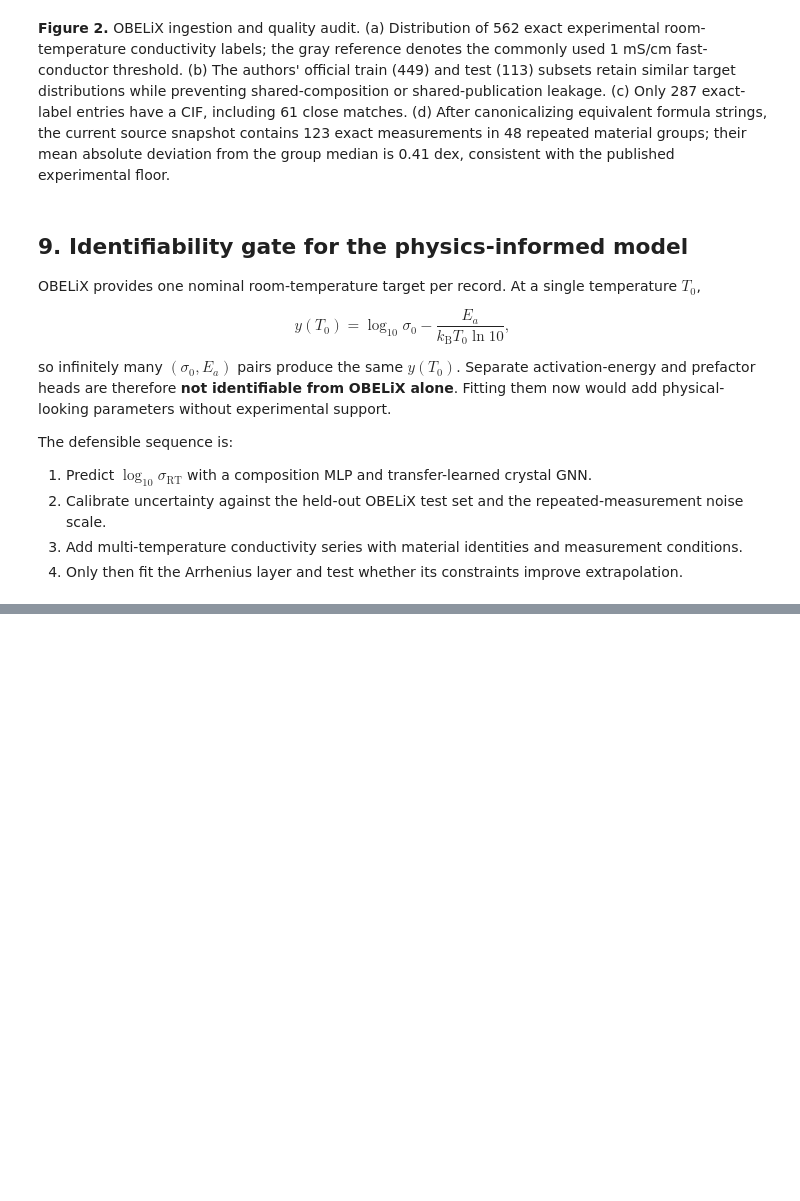
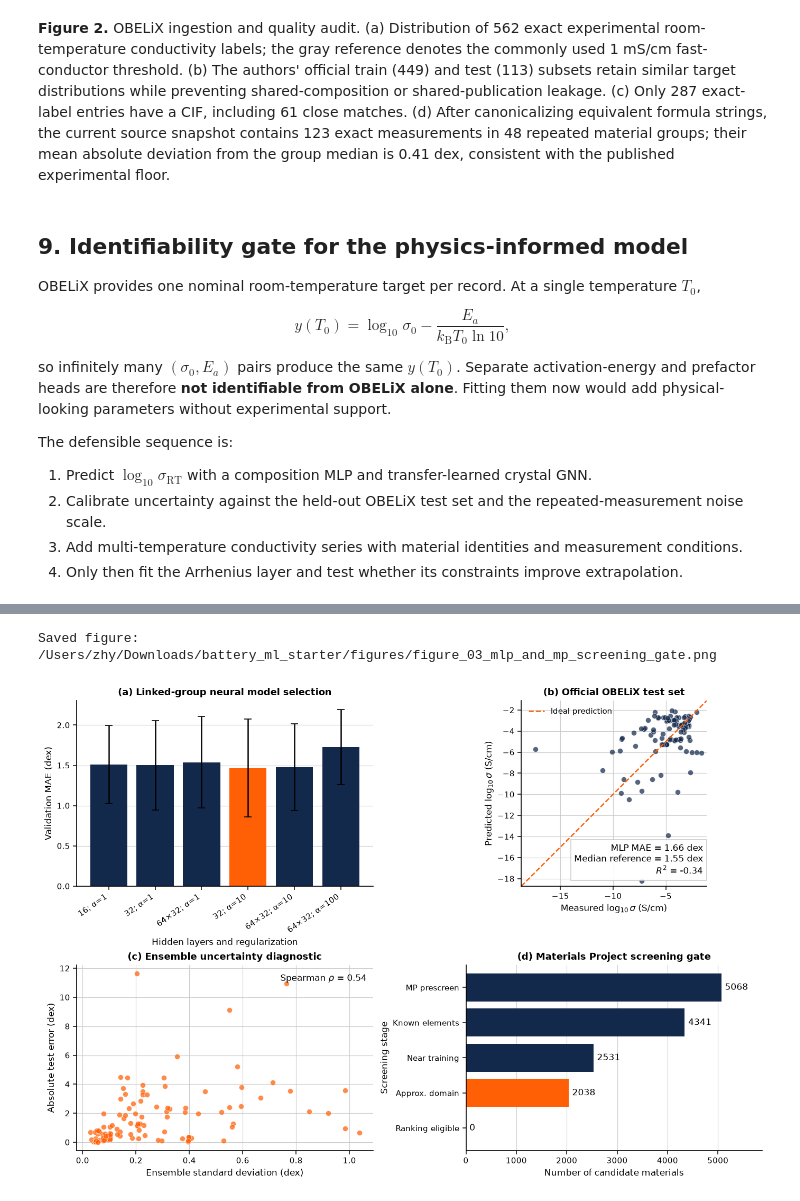
Before and after one commit to ZJYang-96485/Physics-Informed-Neural-Network-and-Multiscale-Simulations-for-Lithium-Ion-Conductors, a Jupyter notebook: battery_materials_project.ipynb, the cells around one changed output, grey strips where cells are left out. Cells and saved outputs as stored; diff of their text form; code cells hidden in the pictures; blank space fills up the shorter version.

Commit message:
Add neural baseline and MP screening gate

```diff
--- a/battery_materials_project.ipynb
+++ b/battery_materials_project.ipynb
@@ -963,0 +1414,79 @@ For later multiscale simulations, candidate selection should combine high predic
+# %%
+fig, axes = plt.subplots(2, 2, figsize=(11.4, 7.8), constrained_layout=True)
+
+# (a) Grouped CV model selection
+cv_plot = mlp_cv_summary.sort_values("config_index")
+colors = [ILLINI_ORANGE if selected else ILLINI_BLUE for selected in cv_plot["selected"]]
+bars = axes[0, 0].bar(
+    np.arange(len(cv_plot)), cv_plot["mean_MAE_dex"],
+    yerr=cv_plot["std_MAE_dex"], capsize=4, color=colors,
+)
+axes[0, 0].set_xticks(np.arange(len(cv_plot)), cv_plot["config"], rotation=35, ha="right")
+axes[0, 0].set_title("(a) Linked-group neural model selection")
+axes[0, 0].set_ylabel("Validation MAE (dex)")
+axes[0, 0].set_xlabel("Hidden layers and regularization")
+finish_axis(axes[0, 0], "y")
+
+# (b) Official test-set parity
+plot_min = min(y_test.min(), test_prediction.min()) - 0.5
+plot_max = max(y_test.max(), test_prediction.max()) + 0.5
+axes[0, 1].scatter(y_test, test_prediction, color=ILLINI_BLUE, alpha=0.72,
+                   edgecolor="white", linewidth=0.4)
+axes[0, 1].plot([plot_min, plot_max], [plot_min, plot_max], color=ILLINI_ORANGE,
+                linestyle="--", label="Ideal prediction")
+axes[0, 1].set_xlim(plot_min, plot_max)
+axes[0, 1].set_ylim(plot_min, plot_max)
+axes[0, 1].set_aspect("equal", adjustable="box")
+axes[0, 1].set_title("(b) Official OBELiX test set")
+axes[0, 1].set_xlabel(r"Measured $\log_{10}\sigma$ (S/cm)")
+axes[0, 1].set_ylabel(r"Predicted $\log_{10}\sigma$ (S/cm)")
+axes[0, 1].legend(loc="upper left")
+axes[0, 1].text(
+    0.98, 0.05,
+    f"MLP MAE = {mlp_test_mae:.2f} dex\nMedian reference = {median_reference_mae:.2f} dex\n"
+    f"$R^2$ = {r2_score(y_test, test_prediction):.2f}",
+    transform=axes[0, 1].transAxes, ha="right", va="bottom",
+    bbox={"facecolor": "white", "edgecolor": ILLINI_STORM_LIGHT, "alpha": 0.9},
+)
+finish_axis(axes[0, 1], "both")
+
+# (c) Ensemble uncertainty diagnostic
+axes[1, 0].scatter(test_model_std, test_absolute_error, color=ILLINI_ORANGE,
+                   alpha=0.72, edgecolor="white", linewidth=0.4)
+axes[1, 0].set_title("(c) Ensemble uncertainty diagnostic")
+axes[1, 0].set_xlabel("Ensemble standard deviation (dex)")
+axes[1, 0].set_ylabel("Absolute test error (dex)")
+axes[1, 0].text(
+    0.98, 0.95,
+    fr"Spearman $\rho$ = {mlp_test_metrics['uncertainty_absolute_error_Spearman']:.2f}",
+    transform=axes[1, 0].transAxes, ha="right", va="top",
+)
+finish_axis(axes[1, 0], "both")
+
+# (d) MP applicability and performance gate
+funnel_order = [
+    "MP prescreen query",
+    "all elements represented in training",
+    "near training compositions",
+    "approximate composition domain",
+    "eligible after model-performance gate",
+]
+funnel_values = mp_funnel.reindex(funnel_order)
+funnel_labels = [
+    "MP prescreen", "Known elements", "Near training", "Approx. domain", "Ranking eligible"
+]
+funnel_colors = [ILLINI_BLUE, ILLINI_BLUE, ILLINI_BLUE, ILLINI_ORANGE, ILLINI_STORM]
+bars = axes[1, 1].barh(funnel_labels, funnel_values, color=funnel_colors)
+axes[1, 1].bar_label(bars, padding=4)
+axes[1, 1].set_xlim(0, max(funnel_values) * 1.16)
+axes[1, 1].invert_yaxis()
+axes[1, 1].set_title("(d) Materials Project screening gate")
+axes[1, 1].set_xlabel("Number of candidate materials")
+axes[1, 1].set_ylabel("Screening stage")
+finish_axis(axes[1, 1], "x")
+
+save_report_figure(fig, "figure_03_mlp_and_mp_screening_gate.png")
+plt.show()
+# %% [output]
+Saved figure: /Users/zhy/Downloads/battery_ml_starter/figures/figure_03_mlp_and_mp_screening_gate.png
+[figure, added]
```
Also changed, not shown: parts of 10 cells of this notebook, 6 other files.
